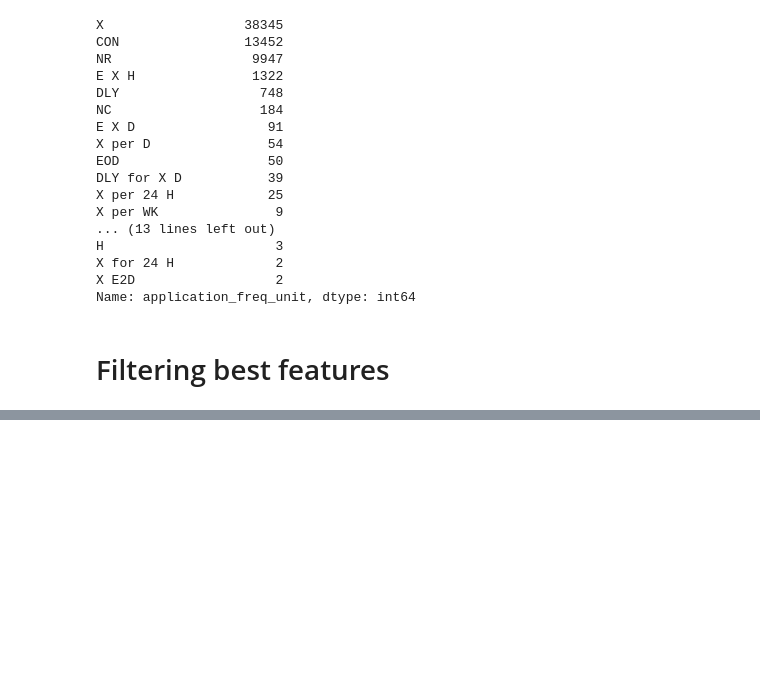
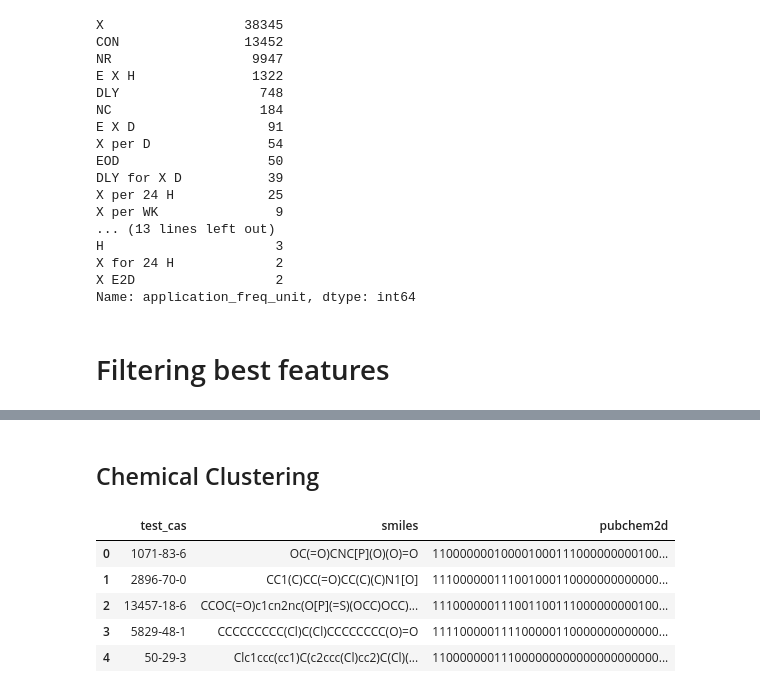
Before and after one commit to simonedambrosi/MLTOX-Simone, a Jupyter notebook: script sistemati/Data take 2.ipynb, the cells around one changed output, grey strips where cells are left out. Saved outputs shown, nothing was run; the diff lists cells and outputs as text; code cells hidden in the pictures; blank space fills up the shorter version.

```diff
--- a/script sistemati/Data take 2.ipynb
+++ b/script sistemati/Data take 2.ipynb
@@ -746,0 +786,15 @@ rp.loc[:,'application_freq_unit'] = rp.application_freq_unit.apply(lambda x: "X"
+# %% [markdown]
+## Chemical Clustering
+# %%
+import pandas as pd
+import numpy as np
+
+csp = pd.read_csv('data/cas_smiles_pubchem2d.csv').drop(columns = ['Unnamed: 0'])
+csp.head()
+# %% [output]
+|  | test_cas | smiles | pubchem2d |
+| 0 | 1071-83-6 | OC(=O)CNC[P](O)(O)=O | 110000000100001000111000000000100... |
+| 1 | 2896-70-0 | CC1(C)CC(=O)CC(C)(C)N1[O] | 111000000111001000110000000000000... |
+| 2 | 13457-18-6 | CCOC(=O)c1cn2nc(O[P](=S)(OCC)OCC)... | 111000000111001100111000000000100... |
+| 3 | 5829-48-1 | CCCCCCCCC(Cl)C(Cl)CCCCCCCC(O)=O | 111100000111100000110000000000000... |
+| 4 | 50-29-3 | Clc1ccc(cc1)C(c2ccc(Cl)cc2)C(Cl)(... | 110000000111000000000000000000000... |
```
Also changed, not shown: parts of 6 cells of this notebook, 2 other files.
